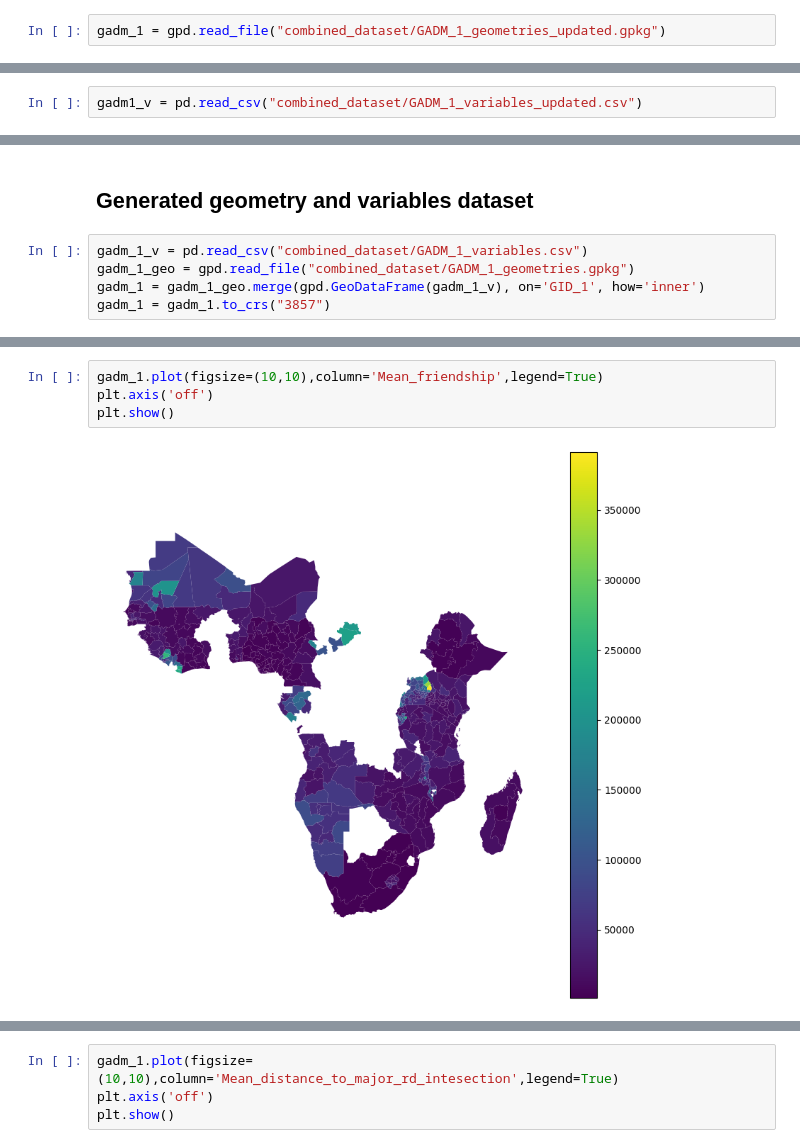
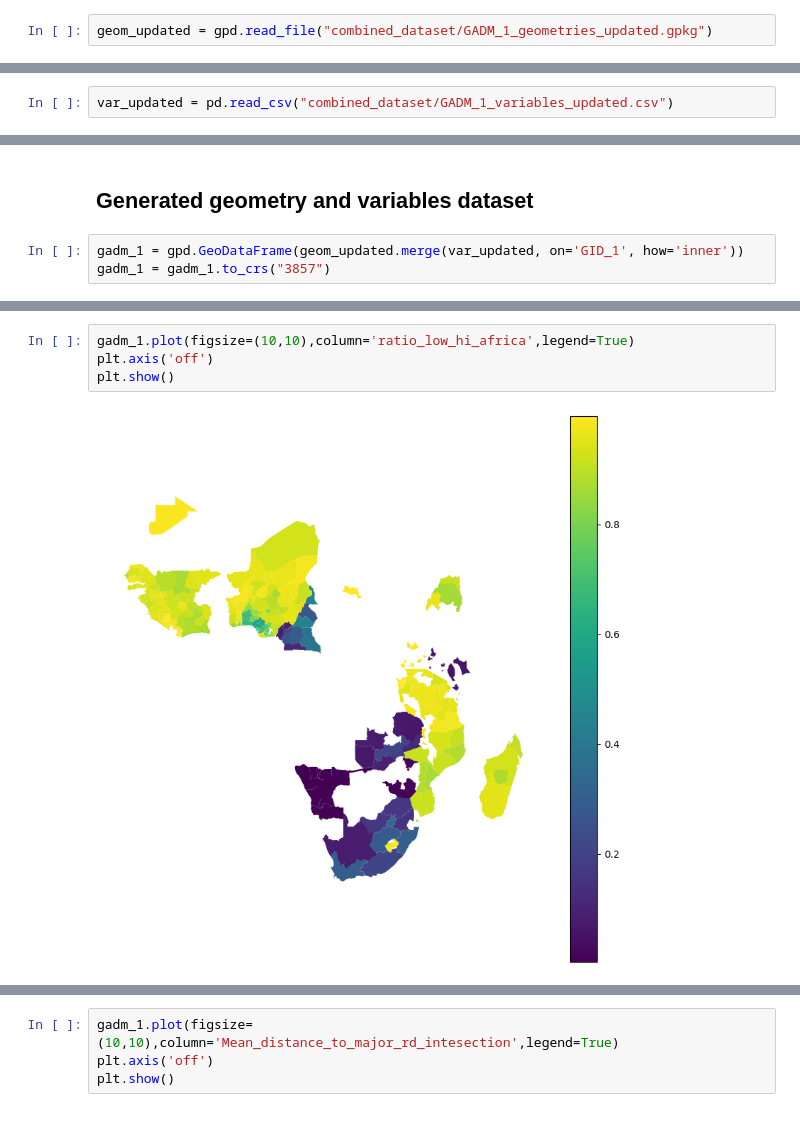
Before and after one commit to Societal-Computing/health_inequalities, a Jupyter notebook: notebooks/Data_creation.ipynb, the cells around one changed output, grey strips where cells are left out. Cells and saved outputs as stored; diff of their text form.

```diff
--- a/notebooks/Data_creation.ipynb
+++ b/notebooks/Data_creation.ipynb
@@ -433,3 +144,3 @@ sub_national_data.head()
 # %%
-gadm_1 = gpd.read_file("combined_dataset/GADM_1_geometries_updated.gpkg")
+geom_updated = gpd.read_file("combined_dataset/GADM_1_geometries_updated.gpkg")
 # %%
@@ -444,3 +155,3 @@ gadm_1.head()
 # %%
-gadm1_v = pd.read_csv("combined_dataset/GADM_1_variables_updated.csv")
+var_updated = pd.read_csv("combined_dataset/GADM_1_variables_updated.csv")
 # %%
@@ -535,8 +173,6 @@ new_sci.head()
 # %% [markdown]
 ## Generated geometry and variables dataset
 # %%
-gadm_1_v = pd.read_csv("combined_dataset/GADM_1_variables.csv")
-gadm_1_geo = gpd.read_file("combined_dataset/GADM_1_geometries.gpkg")
-gadm_1 = gadm_1_geo.merge(gpd.GeoDataFrame(gadm_1_v), on='GID_1', how='inner')
+gadm_1 = gpd.GeoDataFrame(geom_updated.merge(var_updated, on='GID_1', how='inner'))
 gadm_1 = gadm_1.to_crs("3857")
 # %%
@@ -565,7 +201,7 @@ plt.show()
 # %%
-gadm_1.plot(figsize=(10,10),column='Mean_friendship',legend=True)
+gadm_1.plot(figsize=(10,10),column='ratio_low_hi_africa',legend=True)
 plt.axis('off')
 plt.show()
 # %% [output]
-[figure, old version]
+[figure, new version]
 # %%
```
Also changed, not shown: parts of 57 cells of this notebook.
